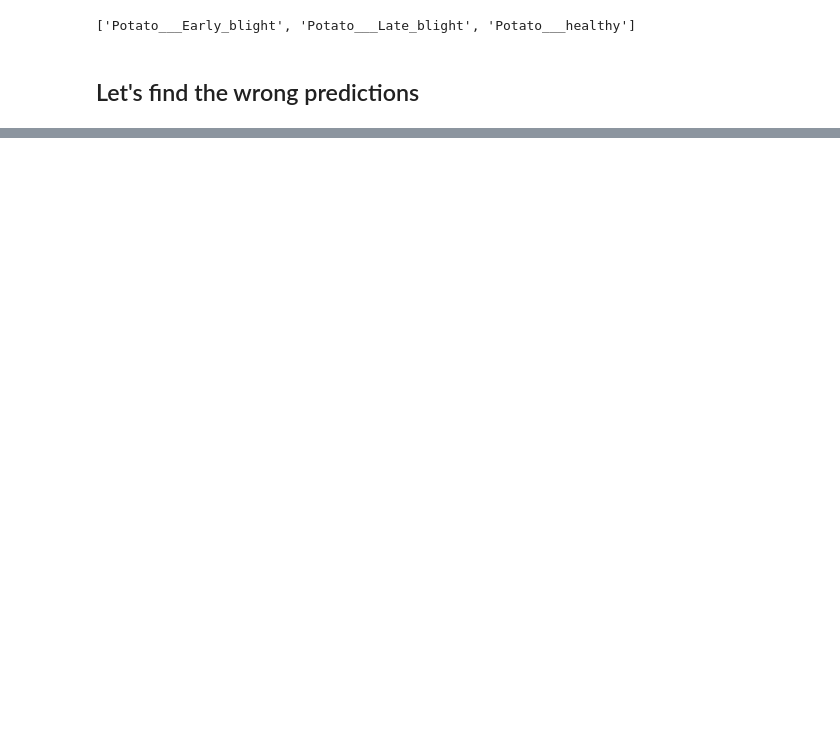
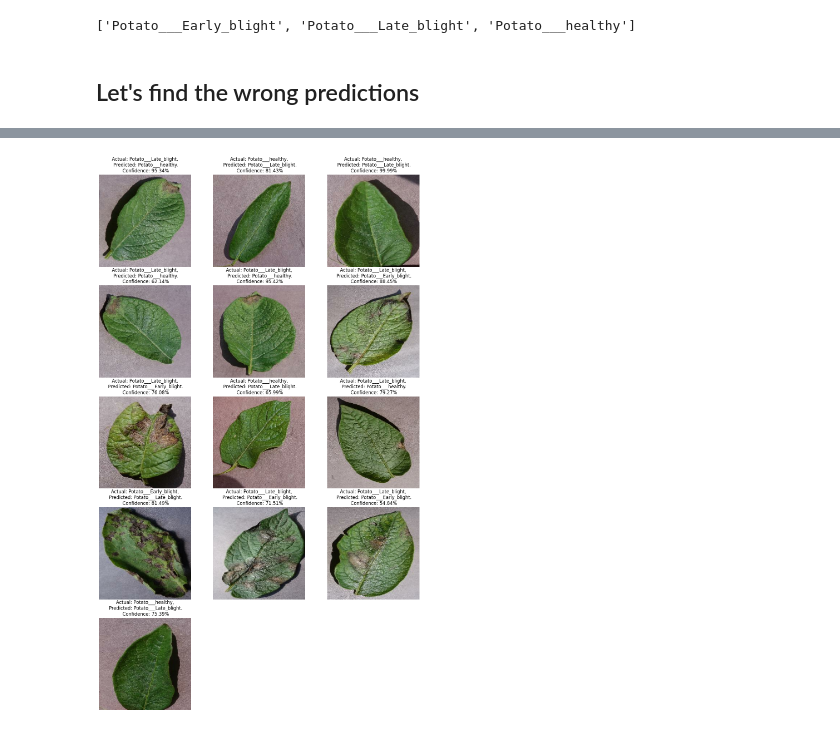
Before and after one commit to anasLearn/potato-disease-classification, a Jupyter notebook: training/wrong-predictions.ipynb, the cells around one changed output, grey strips where cells are left out. Cells and saved outputs as stored; diff of their text form; code cells hidden in the pictures; blank space fills up the shorter version.

```diff
--- a/training/wrong-predictions.ipynb
+++ b/training/wrong-predictions.ipynb
@@ -102,14 +72,16 @@ Batches:
 # %%
 # Comment only to save space on GitHub
 # Uncomment if needed
 
-# plt.figure(figsize=(15, 5 * lines))
-# for i in range(num_wrongs):
-#     ax = plt.subplot(lines, 3, i + 1)
+plt.figure(figsize=(15, 5 * lines))
+for i in range(num_wrongs):
+    ax = plt.subplot(lines, 3, i + 1)
 
-#     image, actual_class, predicted_class, confidence = wrong_predictions[i]
-#     plt.imshow(image.numpy().astype("uint8"))
+    image, actual_class, predicted_class, confidence = wrong_predictions[i]
+    plt.imshow(image.numpy().astype("uint8"))
 
-#     plt.title(f"Actual: {actual_class},\n Predicted: {predicted_class}.\n Confidence: {confidence}%")
+    plt.title(f"Actual: {actual_class},\n Predicted: {predicted_class}.\n Confidence: {confidence}%")
 
-#     plt.axis("off")
+    plt.axis("off")
+# %% [output]
+[figure, added]
```
Also changed, not shown: parts of 4 cells of this notebook, 1 other file.
